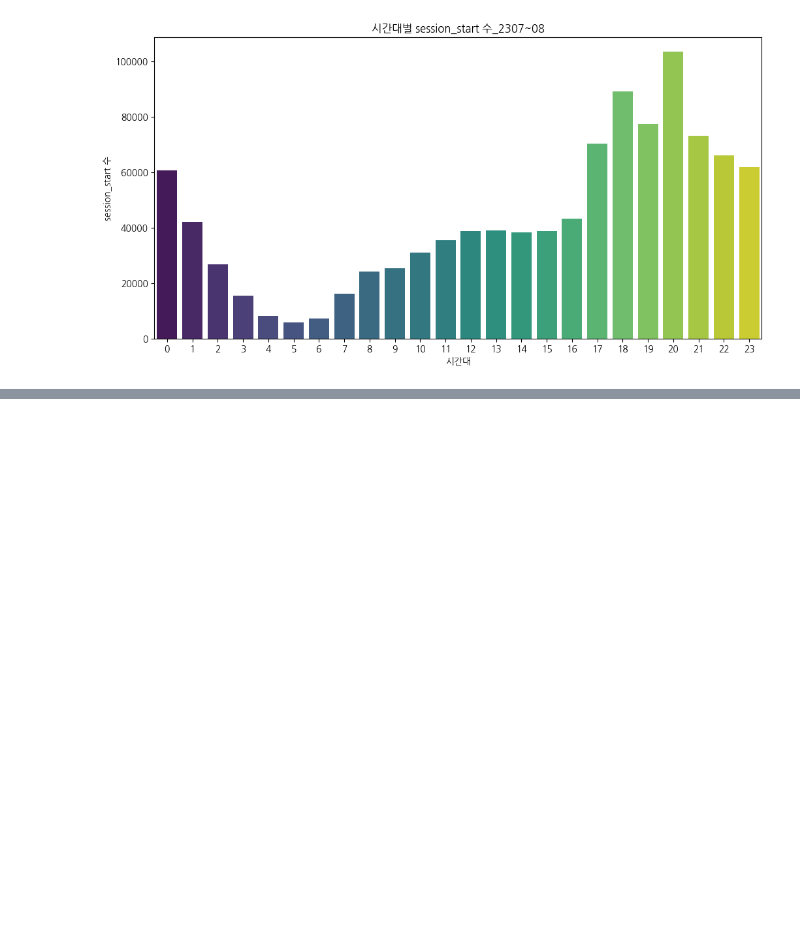
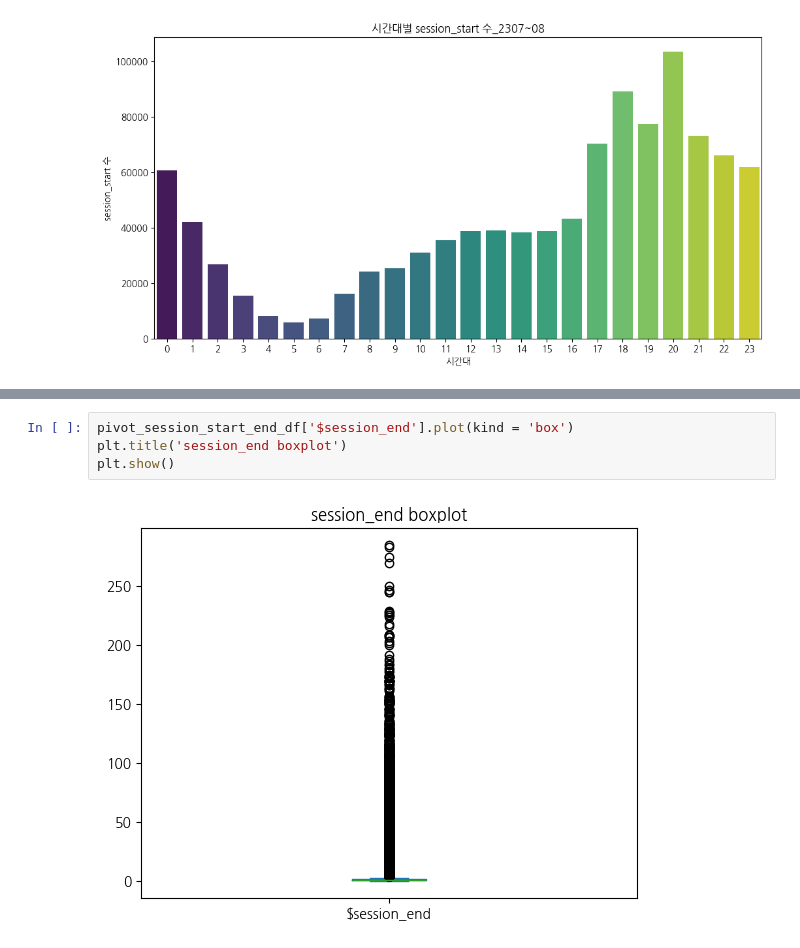
Before and after one commit to seung127/codeit_project, a Jupyter notebook: codeit-project-docker/notebooks/eda_hackle.ipynb, the cells around one changed output, grey strips where cells are left out. Drawn from its saved outputs; the diff is of its cells as text; blank space fills up the shorter version.

```diff
--- a/codeit-project-docker/notebooks/eda_hackle.ipynb
+++ b/codeit-project-docker/notebooks/eda_hackle.ipynb
@@ -968,0 +1092,6 @@ Passing `palette` without assigning `hue` is deprecated and will be removed in v
+# %%
+pivot_session_start_end_df['$session_end'].plot(kind = 'box')
+plt.title('session_end boxplot')
+plt.show()
+# %% [output]
+[figure, added]
```
Also changed, not shown: parts of 26 cells of this notebook.
